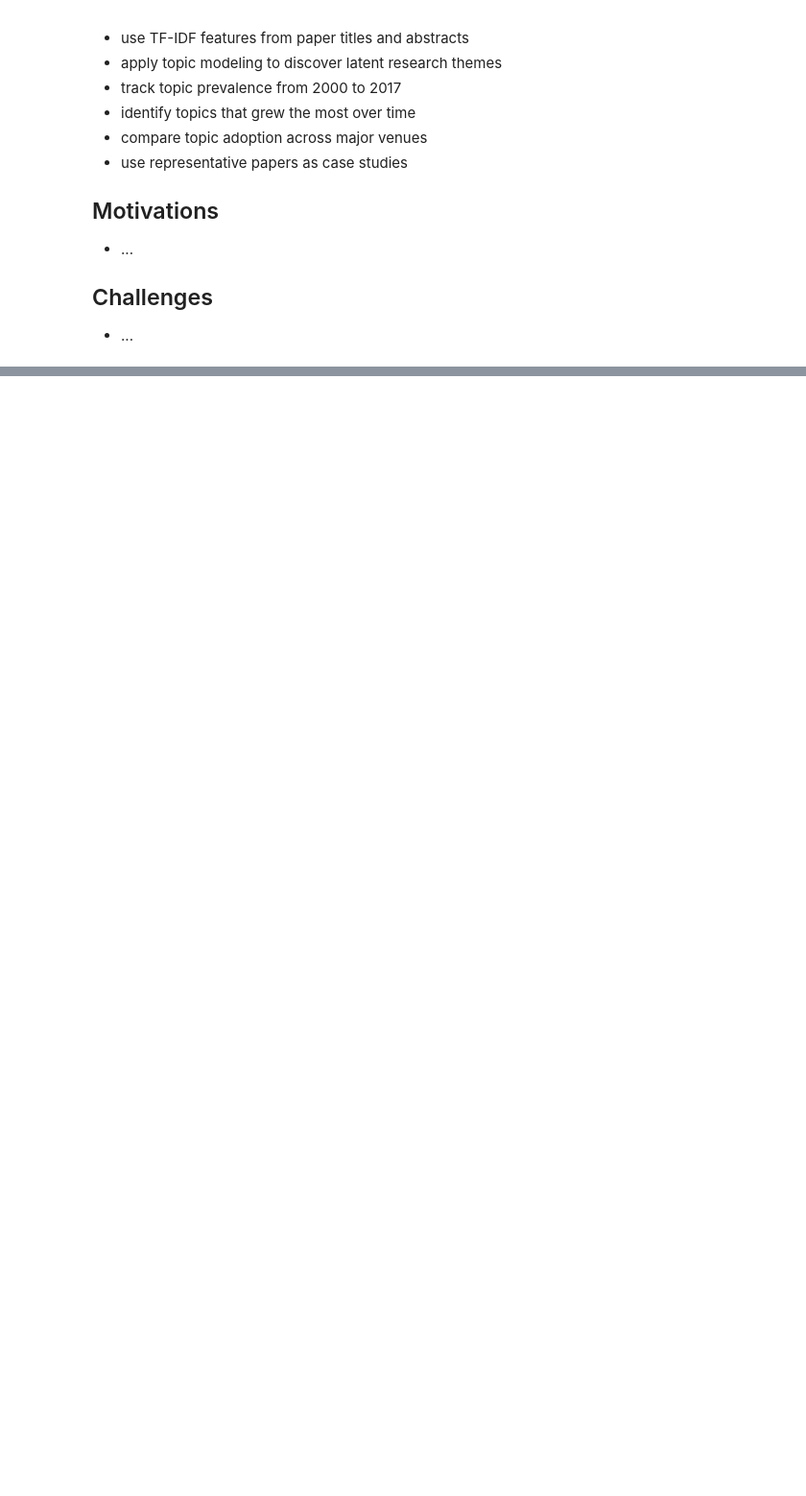
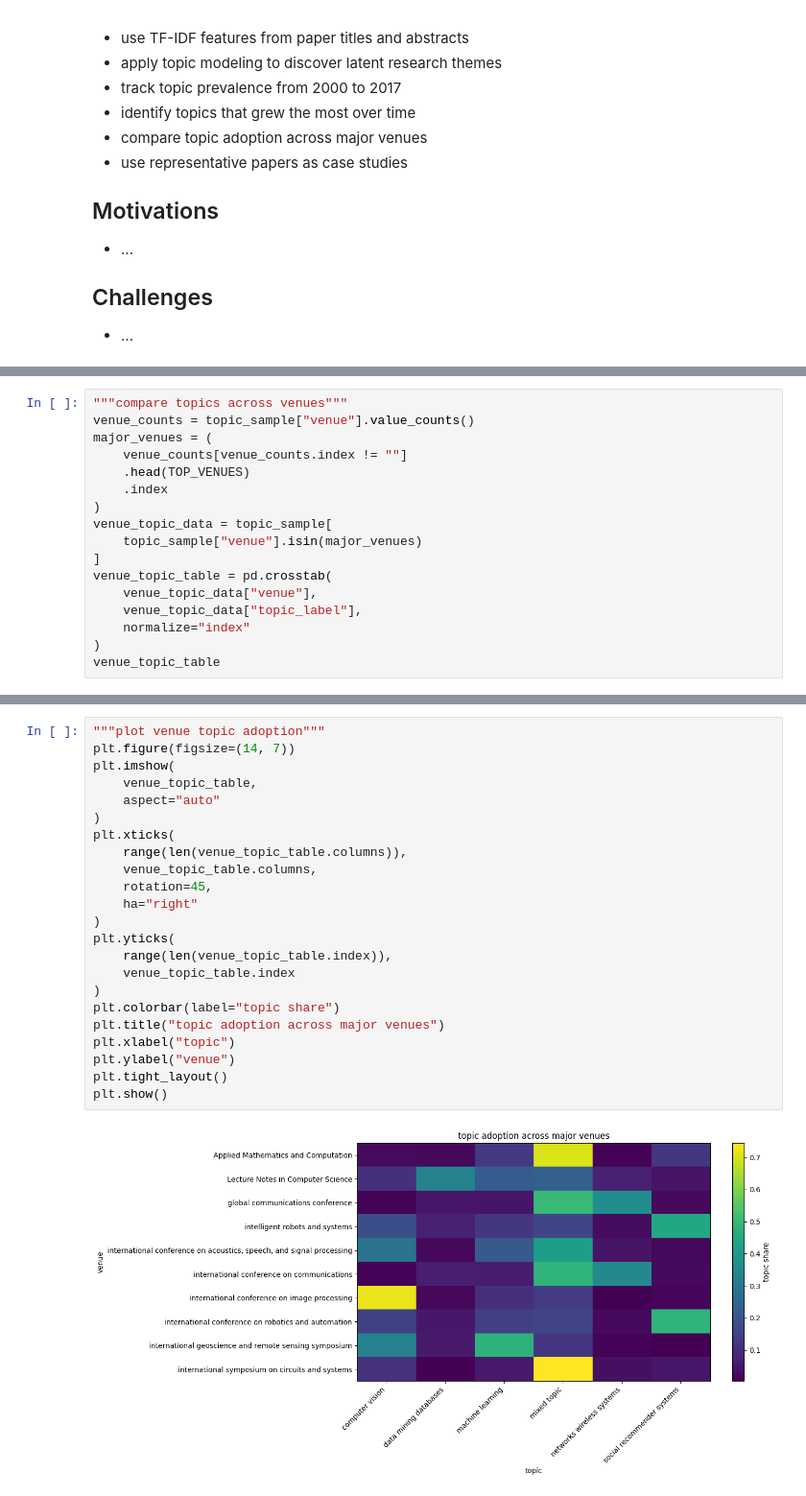
Before and after one commit to alesss-b/Data-Science-I-Group-Project, a Jupyter notebook: identifying_emerging_research_topics.ipynb, the cells around one changed output, grey strips where cells are left out. Shown at 96% size. Cells and saved outputs as stored; diff of their text form; blank space fills up the shorter version.

```diff
--- a/identifying_emerging_research_topics.ipynb
+++ b/identifying_emerging_research_topics.ipynb
@@ -214,0 +330,17 @@ topic_counts
+# %%
+"""compare topics across venues"""
+venue_counts = topic_sample["venue"].value_counts()
+major_venues = (
+    venue_counts[venue_counts.index != ""]
+    .head(TOP_VENUES)
+    .index
+)
+venue_topic_data = topic_sample[
+    topic_sample["venue"].isin(major_venues)
+]
+venue_topic_table = pd.crosstab(
+    venue_topic_data["venue"],
+    venue_topic_data["topic_label"],
+    normalize="index"
+)
+venue_topic_table
@@ -224,0 +372,25 @@ plt.show()
+# %%
+"""plot venue topic adoption"""
+plt.figure(figsize=(14, 7))
+plt.imshow(
+    venue_topic_table,
+    aspect="auto"
+)
+plt.xticks(
+    range(len(venue_topic_table.columns)),
+    venue_topic_table.columns,
+    rotation=45,
+    ha="right"
+)
+plt.yticks(
+    range(len(venue_topic_table.index)),
+    venue_topic_table.index
+)
+plt.colorbar(label="topic share")
+plt.title("topic adoption across major venues")
+plt.xlabel("topic")
+plt.ylabel("venue")
+plt.tight_layout()
+plt.show()
+# %% [output]
+[figure, added]
```
Also changed, not shown: parts of 27 cells of this notebook, 8 other files.
